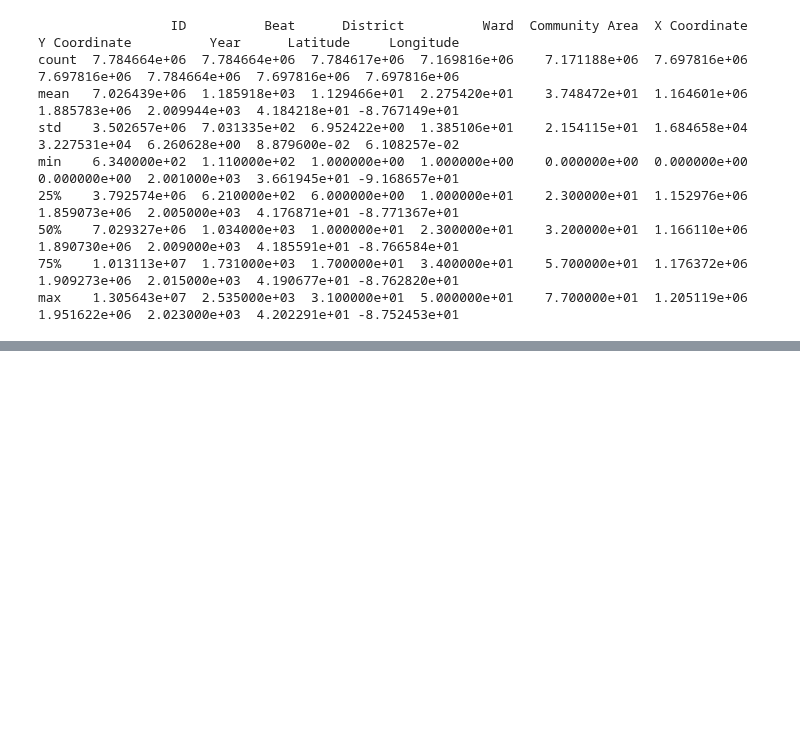
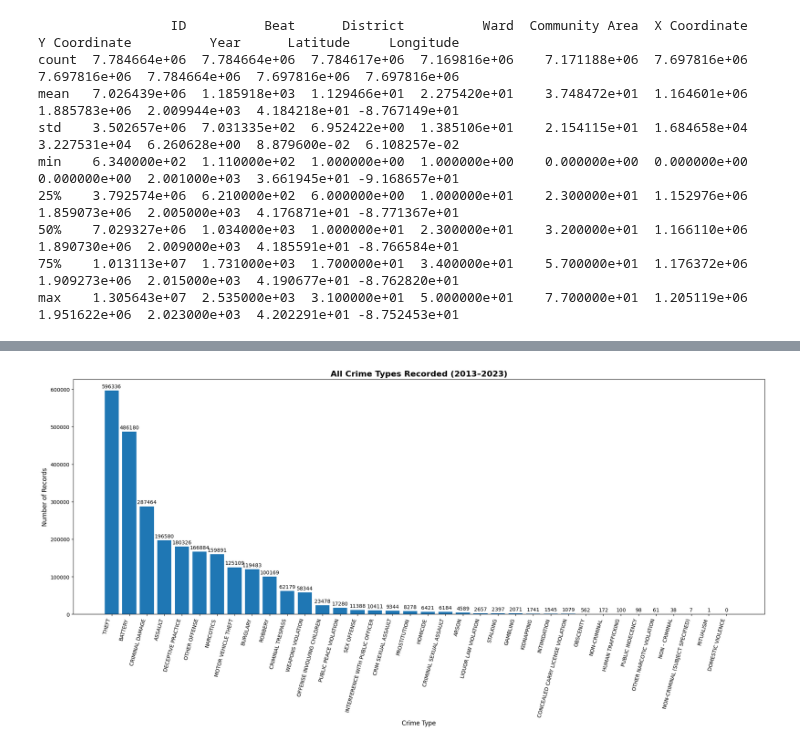
Before and after one commit to DuoDduo/AI-fellowship-module-2, a Jupyter notebook: Tasks/Task19/task19.ipynb, the cells around one changed output, grey strips where cells are left out. Cells and saved outputs as stored; diff of their text form; code cells hidden in the pictures; blank space fills up the shorter version.

```diff
--- a/Tasks/Task19/task19.ipynb
+++ b/Tasks/Task19/task19.ipynb
@@ -301,0 +306,4 @@ max    1.305643e+07  2.535000e+03  3.100000e+01  5.000000e+01    7.700000e+01  1
+# %%
+# # extracting the month and year from the date column
+crime_data2["year"]= crime_data2['date'].dt.year
+crime_data2["month"] = crime_data2["date"].dt.month_name()
@@ -301,0 +334,7 @@ max    1.305643e+07  2.535000e+03  3.100000e+01  5.000000e+01    7.700000e+01  1
+# %%
+# Filter the dataset for the last 10 years (2013–2023)
+crime_ten_yrs = crime_data2[crime_data2["year"] >= 2013]
+crime_ten_yrs.tail()
+# %%
+# Setting 'primary_type' as the index
+crime_ten_yrs = crime_ten_yrs.set_index("primary_type")
@@ -301,0 +401,24 @@ max    1.305643e+07  2.535000e+03  3.100000e+01  5.000000e+01    7.700000e+01  1
+# %%
+# Count all crime types from the index
+crime_type_counts = crime_ten_yrs.index.value_counts()
+
+# Create vertical bar chart
+plt.figure(figsize=(20,10))
+bars = plt.bar(crime_type_counts.index, crime_type_counts.values, color="#1f77b4")
+
+# Add chart title and labels
+plt.title("All Crime Types Recorded (2013–2023)", fontsize=16, weight="bold")
+plt.xlabel("Crime Type", fontsize=12)
+plt.ylabel("Number of Records", fontsize=12)
+
+# Rotate x labels for readability
+plt.xticks(rotation=75, ha="right")
+
+# Add labels on top of bars
+plt.bar_label(bars, fmt="%.0f", padding=3)
+
+# Show chart
+plt.tight_layout()
+plt.show()
+# %% [output]
+[figure, added]
```
Also changed, not shown: parts of 9 cells of this notebook, 1 other file.
